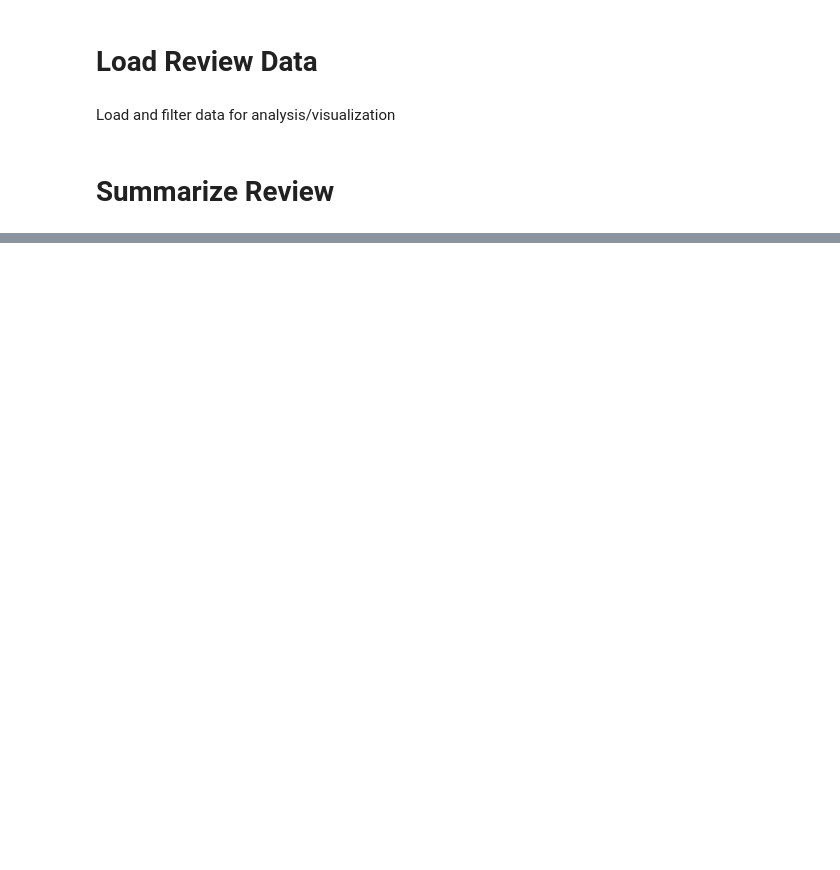
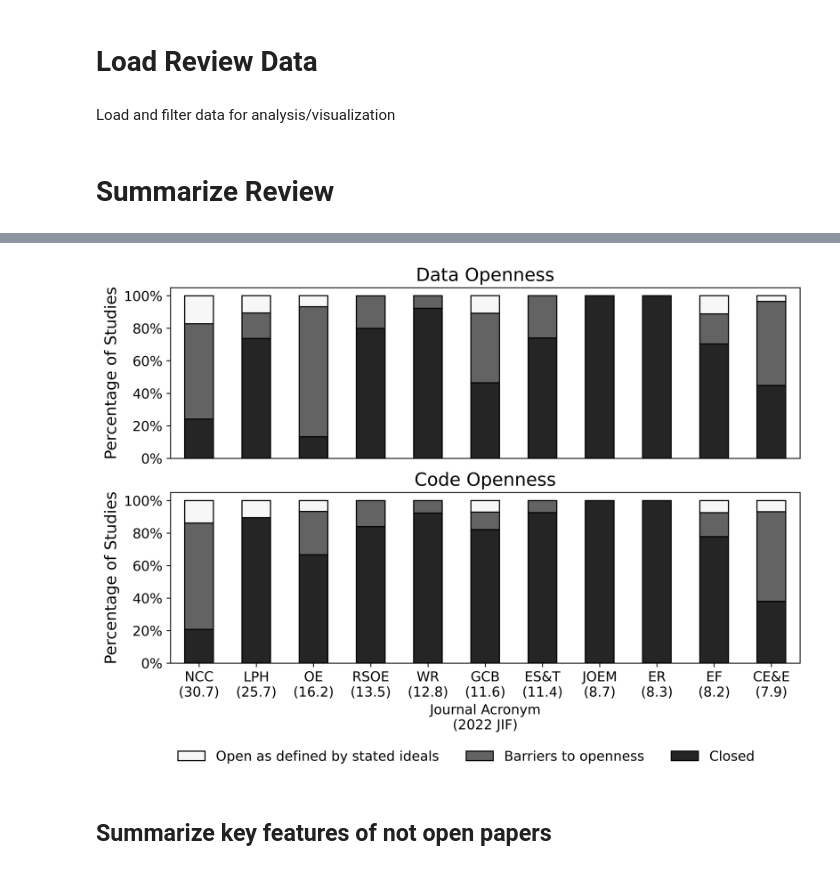
Before and after one commit to abpoll/open, a Jupyter notebook: src/Results.ipynb, the cells around one changed output, grey strips where cells are left out. Drawn from its saved outputs; the diff is of its cells as text; code cells hidden in the pictures; blank space fills up the shorter version.

```diff
--- a/src/Results.ipynb
+++ b/src/Results.ipynb
@@ -22,6 +22,17 @@ open_df = pd.read_csv(join(r_fp, 'articles_reviewed.csv'),
                       encoding='latin1')
 # Drop articles with dropped == 1
 open_df = open_df[open_df['dropped'] != 1]
+# %%
+# Read journal data and get 2022 JIF
+journals = pd.read_csv(join(r_fp, 'journals_to_search.csv'))
+
+# Make Journal name column in journals all upper case
+# Get dict of this to 2022 JIF column
+jif_dict = dict(zip(journals['Journal name'].str.upper(),
+                    journals['2022 JIF']))
+
+# After doing grouping and pivots for summary stats and plotting,
+# we will use this dict to get JIF linked
 # %% [markdown]
 # Summarize Review
 # %% [markdown]
@@ -222,0 +103,9 @@ complete_code_p = [100*complete_code[i]/code_n[i] for i in range(4)]
+# %%
+# Get proportions for each category based on n_rev
+# and print wiht journal in the index
+j_prop = ((open_byj.iloc[:, 1:7].T)/open_byj.iloc[:,-1]).T
+j_prop_df = j_prop.set_index(open_byj['journal']).reset_index()
+# Map in the jif to the prop df
+j_prop_df['jif'] = j_prop_df['journal'].map(jif_dict)
+print('Proportions\n')
+print(j_prop.set_index(open_byj['journal']))
@@ -309,0 +161,55 @@ fig.savefig(join(ROOT_DIR, 'fig', 'fig1.png'),
+# %%
+# Plot on a 1 by 2 axis
+import matplotlib.ticker as mtick
+fig, ax = plt.subplots(figsize=(10, 6), nrows=2,
+                       sharex=True, dpi=600)
+
+data_df.plot(ax=ax[0], kind='bar', stacked=True,
+             color=['#252525', '#636363', '#f7f7f7'],
+             edgecolor='black',
+             legend=False)
+
+code_df.plot(ax=ax[1], kind='bar', stacked=True,
+             color=['#252525', '#636363', '#f7f7f7'],
+             edgecolor='black',
+             legend=False)
+
+
+ax[1].tick_params(axis='both', labelsize=12)
+ax[1].set_ylabel('Percentage of Studies', size=14)
+ax[0].tick_params(axis='both', labelsize=12)
+ax[0].set_ylabel('Percentage of Studies', size=14)
+ax[0].tick_params(axis='x', which='both',
+                  bottom=False)
+
+ax[0].set_title('Data Openness', size=16)
+ax[1].set_title('Code Openness', size=16)
+
+ax[0].yaxis.set_major_formatter(mtick.PercentFormatter())
+ax[1].yaxis.set_major_formatter(mtick.PercentFormatter())
+
+handles, labels = ax[1].get_legend_handles_labels()
+
+ax[1].legend(reversed(handles),
+             reversed(labels),
+             loc='center',
+             bbox_to_anchor=(0.47, -0.55),
+             fancybox=False,
+             shadow=False,
+             frameon=False,
+             fontsize='large',
+             ncol=3)
+
+ax[1].set_xlabel('Journal Acronym\n(2022 JIF)', size=12)
+ax[1].set_xticks(ax[1].get_xticks(),
+                 ax[1].get_xticklabels(),
+                 rotation=0,
+                 ha='center')
+
+fig.savefig(join(ROOT_DIR, 'fig', 'fig1.png'),
+            dpi=600,
+            bbox_inches='tight')
+# %% [output]
+[figure, added]
+# %% [markdown]
+## Summarize key features of not open papers
```
Also changed, not shown: parts of 30 cells of this notebook, 2 other files.
